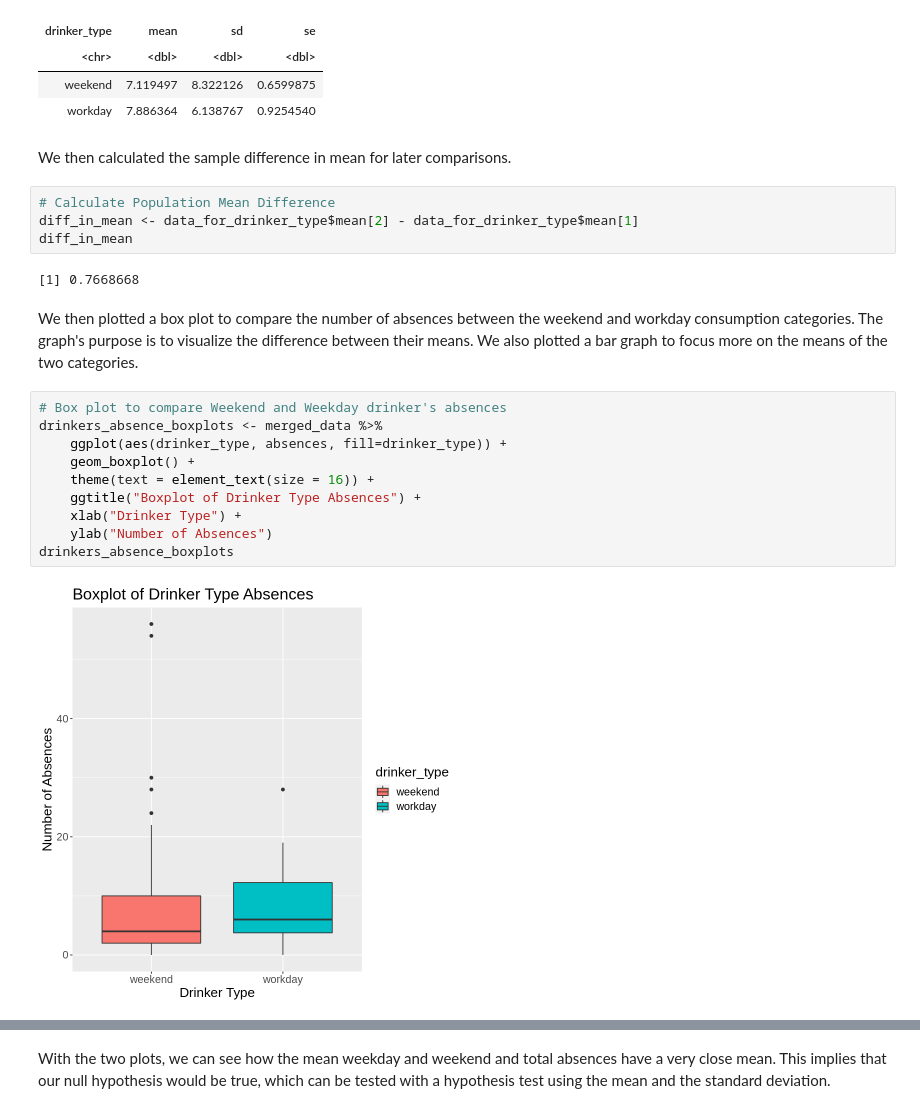
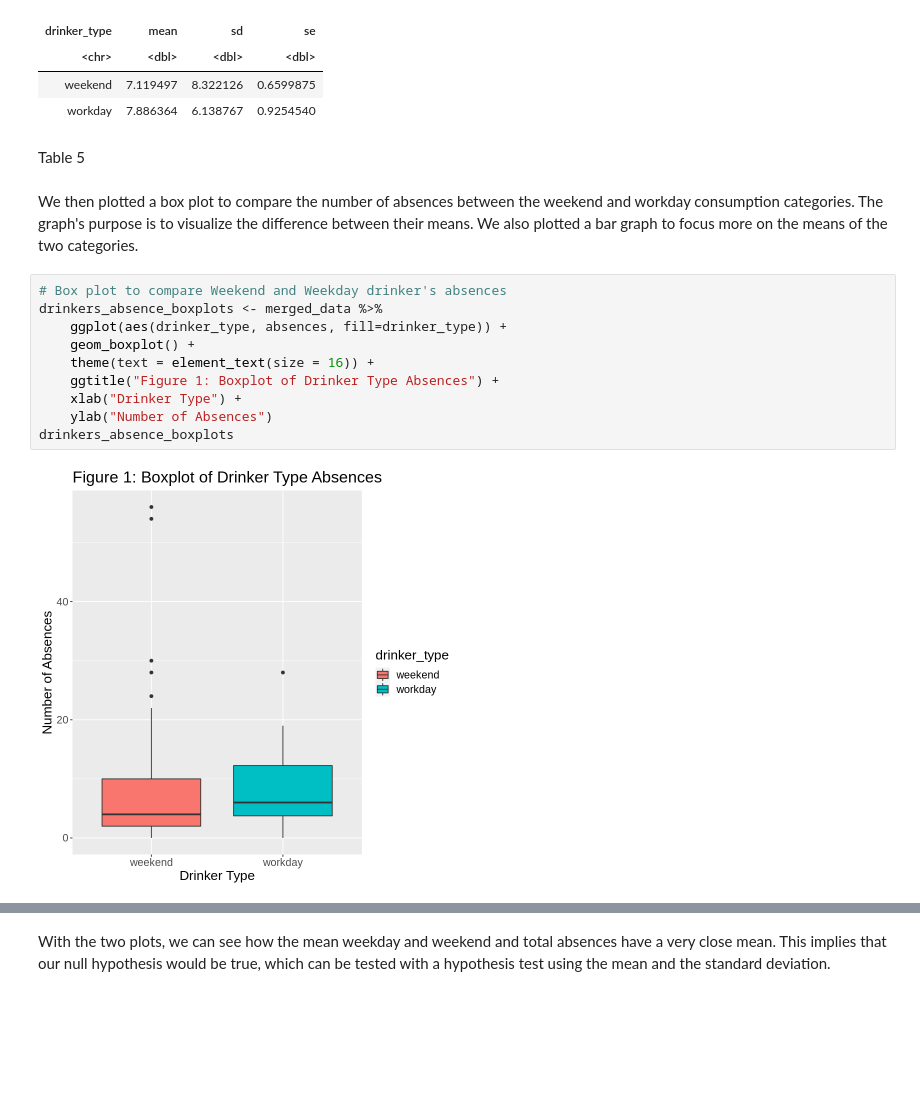
Before and after one commit to aaaaanniez/AlcoholAffect, a Jupyter notebook: Final_Report.ipynb, the cells around one changed output, grey strips where cells are left out. Drawn from its saved outputs; the diff is of its cells as text; blank space fills up the shorter version.

```diff
--- a/Final_Report.ipynb
+++ b/Final_Report.ipynb
@@ -163,28 +171,22 @@ A tibble: 2 × 4
 | <chr> | <dbl> | <dbl> | <dbl> |
 | weekend | 7.119497 | 8.322126 | 0.6599875 |
 | workday | 7.886364 | 6.138767 | 0.9254540 |
-# %% [markdown]
-We then calculated the sample difference in mean for later comparisons.
-# %%
-# Calculate Population Mean Difference
-diff_in_mean <- data_for_drinker_type$mean[2] - data_for_drinker_type$mean[1]
-diff_in_mean
-# %% [output]
-[1] 0.7668668
+# %% [markdown]
+Table 5
 # %% [markdown]
 We then plotted a box plot to compare the number of absences between the weekend and workday consumption categories. The graph's purpose is to visualize the difference between their means. We also plotted a bar graph to focus more on the means of the two categories.
 # %%
 # Box plot to compare Weekend and Weekday drinker's absences
 drinkers_absence_boxplots <- merged_data %>%
     ggplot(aes(drinker_type, absences, fill=drinker_type)) +
     geom_boxplot() +
     theme(text = element_text(size = 16)) +
-    ggtitle("Boxplot of Drinker Type Absences") +
+    ggtitle("Figure 1: Boxplot of Drinker Type Absences") +
     xlab("Drinker Type") +
     ylab("Number of Absences")
 drinkers_absence_boxplots
 # %% [output]
-[figure, old version]
+[figure, new version]
 # %%
 # Bar graph to help compare the mean of two categories
 drinker_absence_bargraph<- data_for_drinker_type %>%
```
Also changed, not shown: parts of 23 cells of this notebook.
